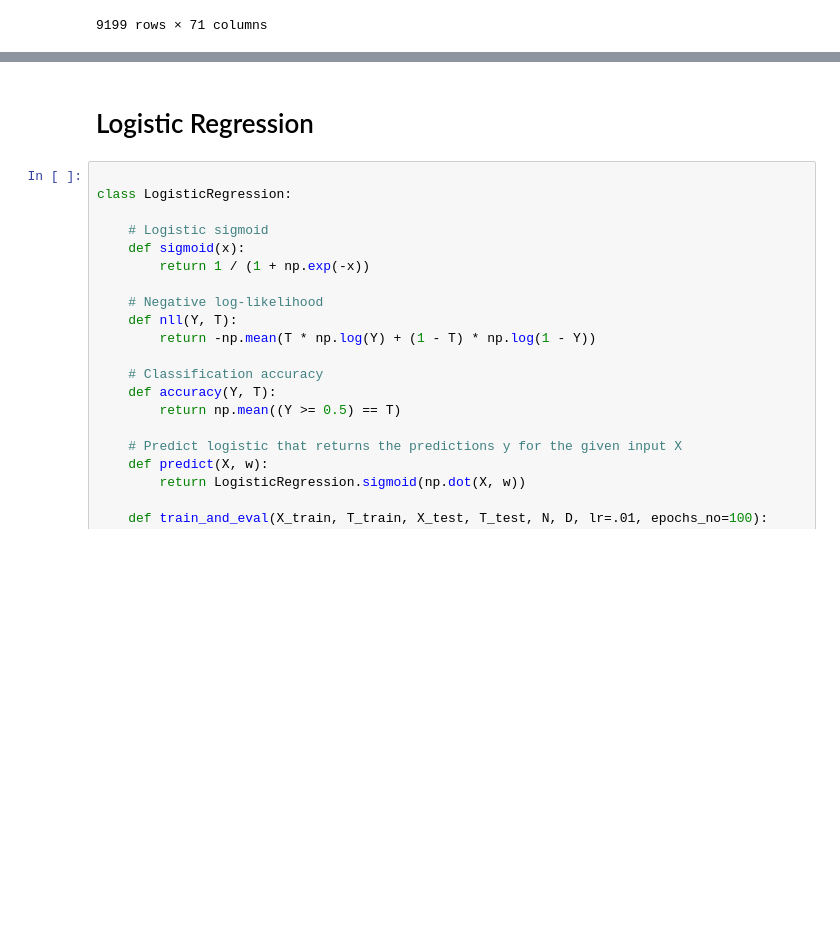
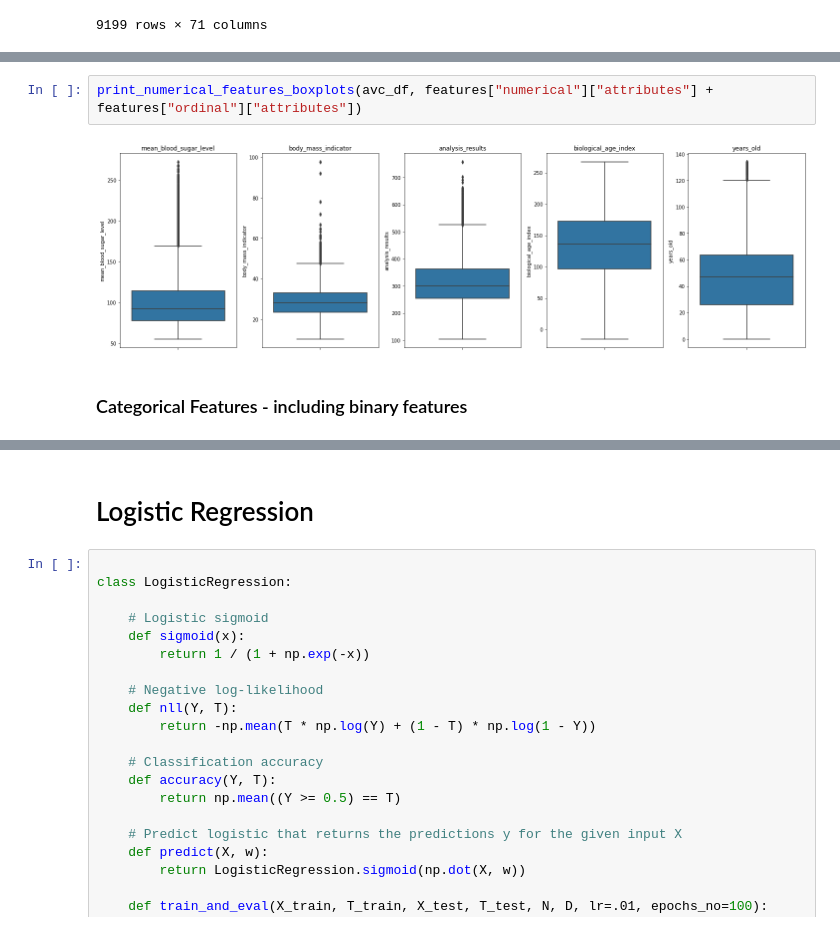
Before and after one commit to avramstefan/DS-Salary-AVC, a Jupyter notebook: main.ipynb, the cells around one changed output, grey strips where cells are left out. Drawn from its saved outputs; the diff is of its cells as text; blank space fills up the shorter version.

```diff
--- a/main.ipynb
+++ b/main.ipynb
@@ -450,0 +605,6 @@ salary_df
+# %%
+print_numerical_features_boxplots(avc_df, features["numerical"]["attributes"] + features["ordinal"]["attributes"])
+# %% [output]
+[figure, added]
+# %% [markdown]
+### Categorical Features - including binary features
```
Also changed, not shown: parts of 18 cells of this notebook, 1 other file.
